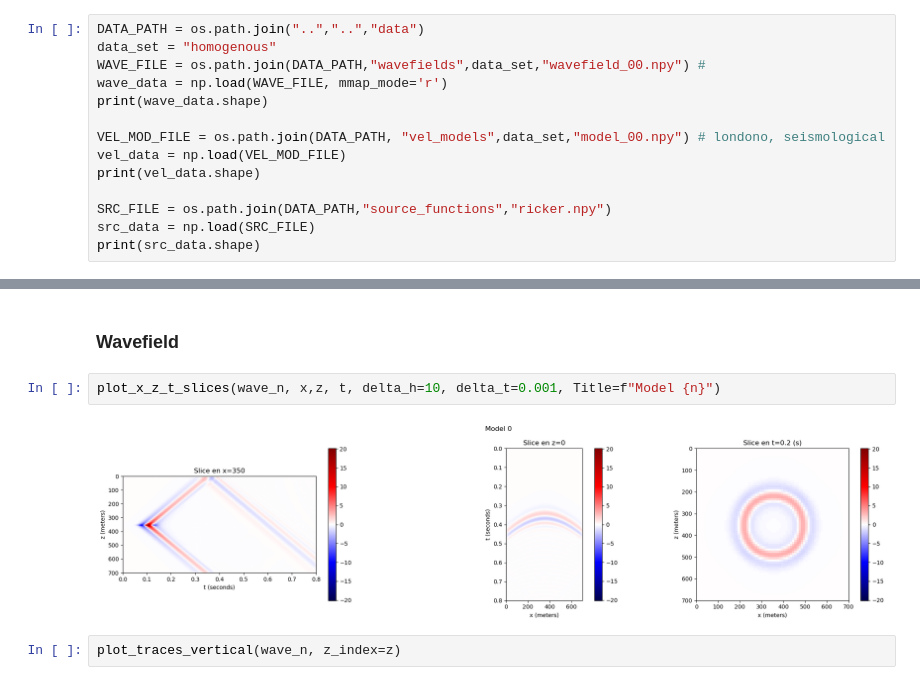
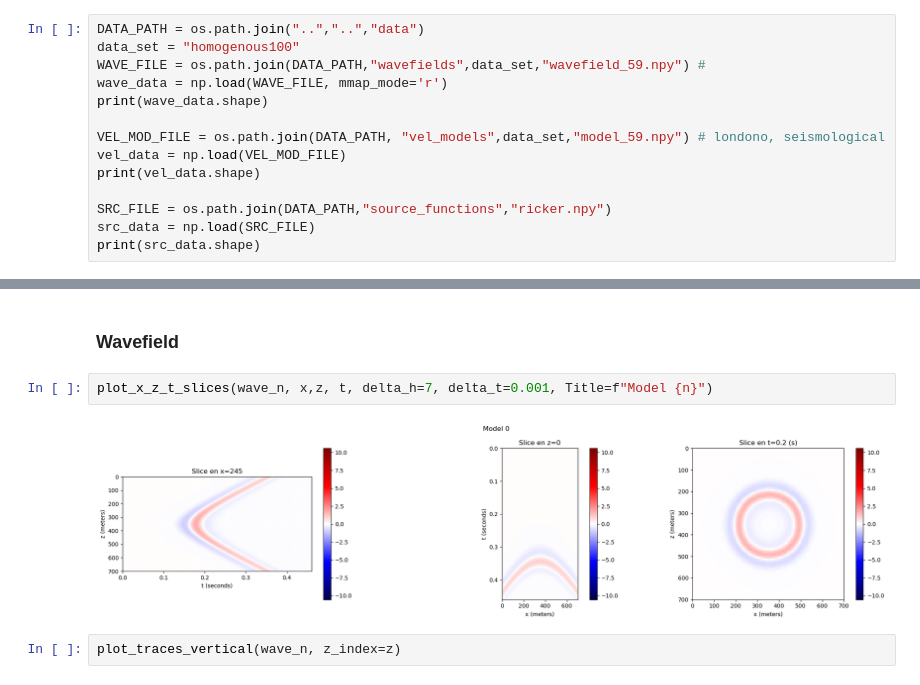
Before and after one commit to Konat23/DeepONet_AWP, a Jupyter notebook: src/01_propagator/data_review.ipynb, the cells around one changed output, grey strips where cells are left out. Saved outputs shown, nothing was run; the diff lists cells and outputs as text.

Commit message:
models with 100 times 100

```diff
--- a/src/01_propagator/data_review.ipynb
+++ b/src/01_propagator/data_review.ipynb
@@ -11,12 +11,12 @@ import os
 # Load Data
 # %%
 DATA_PATH = os.path.join("..","..","data")
-data_set = "homogenous"
-WAVE_FILE = os.path.join(DATA_PATH,"wavefields",data_set,"wavefield_00.npy") #
+data_set = "homogenous100"
+WAVE_FILE = os.path.join(DATA_PATH,"wavefields",data_set,"wavefield_59.npy") #
 wave_data = np.load(WAVE_FILE, mmap_mode='r')
 print(wave_data.shape)
 
-VEL_MOD_FILE = os.path.join(DATA_PATH, "vel_models",data_set,"model_00.npy") # londono, seismological
+VEL_MOD_FILE = os.path.join(DATA_PATH, "vel_models",data_set,"model_59.npy") # londono, seismological
 vel_data = np.load(VEL_MOD_FILE)
 print(vel_data.shape)
 
@@ -89,9 +93,9 @@ plot_velmodel(vel_n, n=n)
 # %% [markdown]
 ### Wavefield
 # %%
-plot_x_z_t_slices(wave_n, x,z, t, delta_h=10, delta_t=0.001, Title=f"Model {n}")
+plot_x_z_t_slices(wave_n, x,z, t, delta_h=7, delta_t=0.001, Title=f"Model {n}")
 # %% [output]
-[figure, old version]
+[figure, new version]
 # %%
 plot_traces_vertical(wave_n, z_index=z)
 # %% [output]
```
Also changed, not shown: parts of 10 cells of this notebook, 8 other files.
